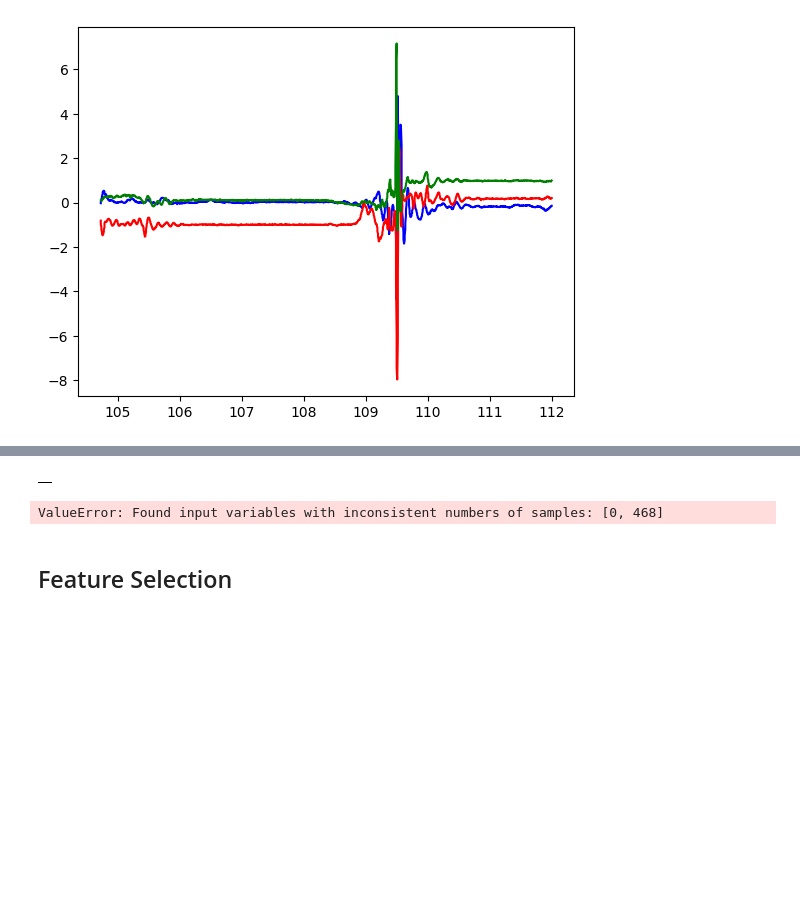
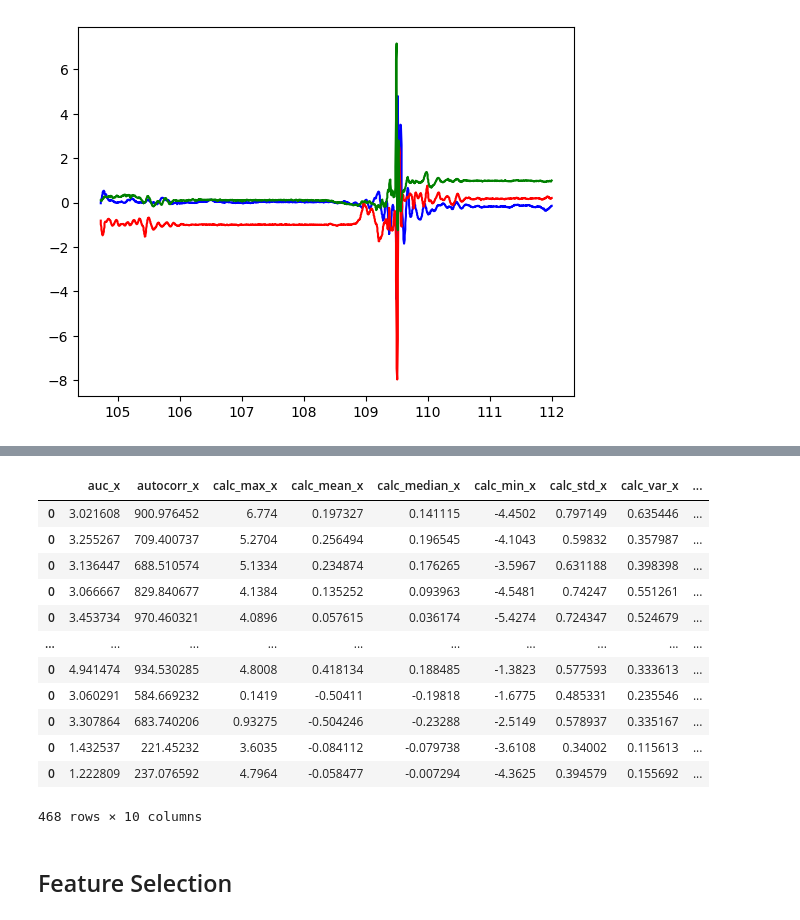
Before and after one commit to SmearyTundra/slhd-challenge, a Jupyter notebook: notebooks/preprocess.ipynb, the cells around one changed output, grey strips where cells are left out. Drawn from its saved outputs; the diff is of its cells as text; code cells hidden in the pictures; blank space fills up the shorter version.

```diff
--- a/notebooks/preprocess.ipynb
+++ b/notebooks/preprocess.ipynb
@@ -134,12 +165,35 @@ tsfeat = calc_features(df)
-# %%
-tsfeat
-# %% [output]
-|  |
+# %%
+tsfeat.iloc[:,0:10]
+# %% [output]
+|  | auc_x | autocorr_x | calc_max_x | calc_mean_x | calc_median_x | calc_min_x | calc_std_x | calc_var_x | ... |
+| 0 | 3.021608 | 900.976452 | 6.774 | 0.197327 | 0.141115 | -4.4502 | 0.797149 | 0.635446 | ... |
+| 0 | 3.255267 | 709.400737 | 5.2704 | 0.256494 | 0.196545 | -4.1043 | 0.59832 | 0.357987 | ... |
+| 0 | 3.136447 | 688.510574 | 5.1334 | 0.234874 | 0.176265 | -3.5967 | 0.631188 | 0.398398 | ... |
+| 0 | 3.066667 | 829.840677 | 4.1384 | 0.135252 | 0.093963 | -4.5481 | 0.74247 | 0.551261 | ... |
+| 0 | 3.453734 | 970.460321 | 4.0896 | 0.057615 | 0.036174 | -5.4274 | 0.724347 | 0.524679 | ... |
+| ... | ... | ... | ... | ... | ... | ... | ... | ... | ... |
+| 0 | 4.941474 | 934.530285 | 4.8008 | 0.418134 | 0.188485 | -1.3823 | 0.577593 | 0.333613 | ... |
+| 0 | 3.060291 | 584.669232 | 0.1419 | -0.50411 | -0.19818 | -1.6775 | 0.485331 | 0.235546 | ... |
+| 0 | 3.307864 | 683.740206 | 0.93275 | -0.504246 | -0.23288 | -2.5149 | 0.578937 | 0.335167 | ... |
+| 0 | 1.432537 | 221.45232 | 3.6035 | -0.084112 | -0.079738 | -3.6108 | 0.34002 | 0.115613 | ... |
+| 0 | 1.222809 | 237.076592 | 4.7964 | -0.058477 | -0.007294 | -4.3625 | 0.394579 | 0.155692 | ... |
+468 rows × 10 columns
 # %%
 # Division in Train and Test set (66%-33%)
 X_train, X_test, Y_train, Y_test = train_test_split(tsfeat, data['class'], test_size=0.33, random_state=1999)
+
+col_drop = []
+
+col_drop.append('ecdf_percentile_x')
+col_drop.append('ecdf_percentile_y')
+col_drop.append('ecdf_percentile_z')
+col_drop.append('fft_mean_coeff_x')
+col_drop.append('fft_mean_coeff_y')
+col_drop.append('fft_mean_coeff_z')
+
+
+X_train = X_train.drop(col_drop, axis=1)
+X_test = X_test.drop(col_drop, axis=1)
-# %% [output]
-ValueError: Found input variables with inconsistent numbers of samples: [0, 468]
 # %% [markdown]
 ## Feature Selection
 # %%
```
Also changed, not shown: parts of 21 cells of this notebook.
